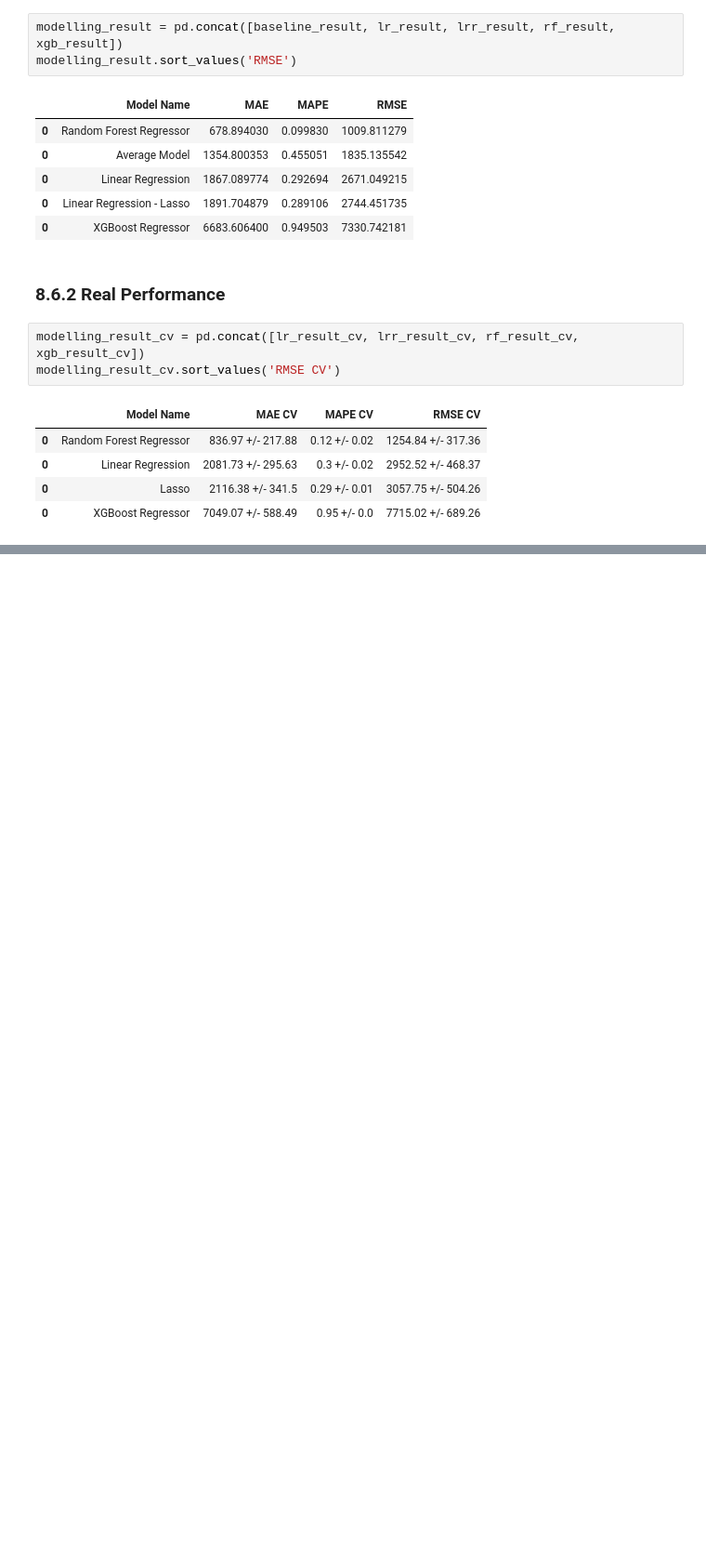
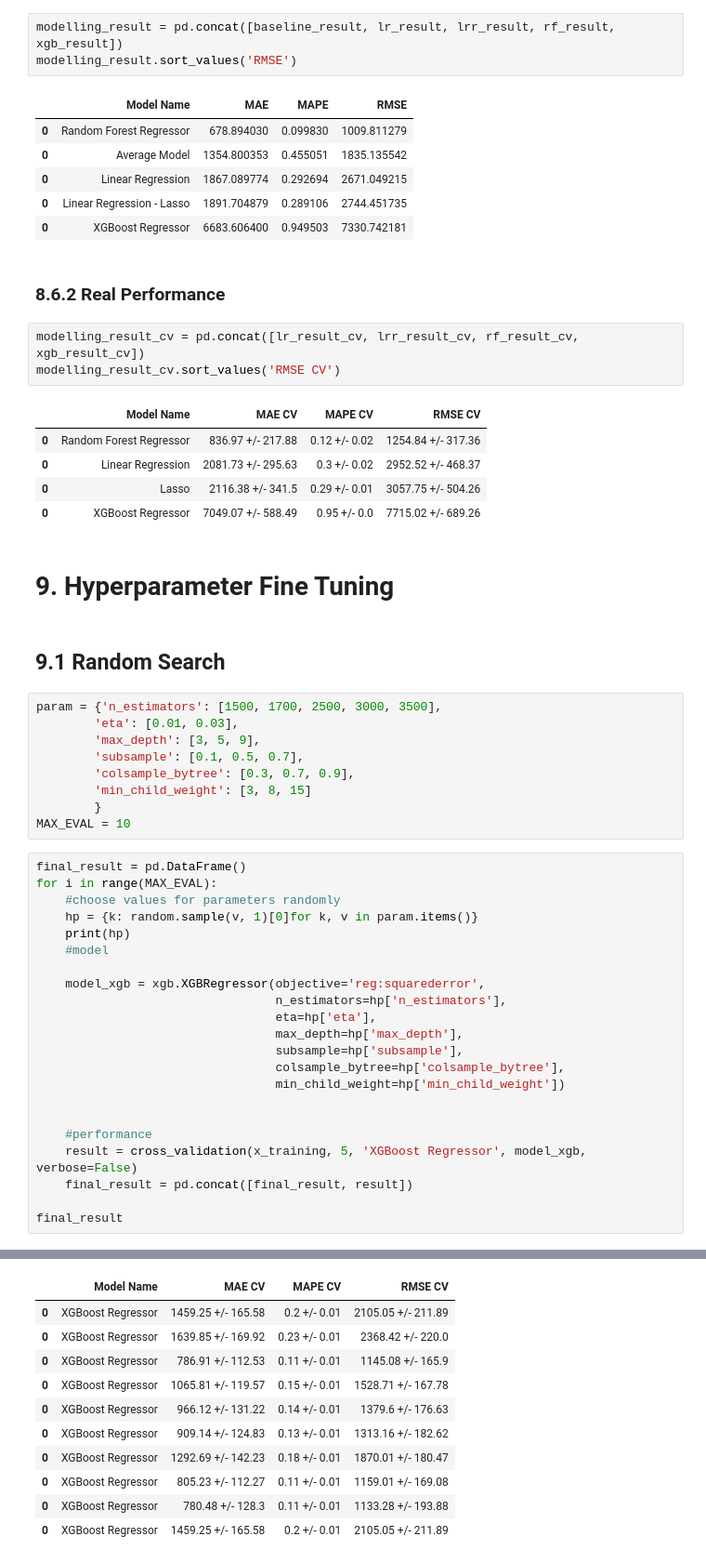
Before and after one commit to afsvieira/rossmann-store-sales, a Jupyter notebook: store_sales_prediction.ipynb, the cells around one changed output, grey strips where cells are left out. Shown at 93% size. Cells and saved outputs as stored; diff of their text form; blank space fills up the shorter version.

```diff
--- a/store_sales_prediction.ipynb
+++ b/store_sales_prediction.ipynb
@@ -1286,3 +1287,39 @@ modelling_result_cv.sort_values('RMSE CV')
 | 0 | Linear Regression | 2081.73 +/- 295.63 | 0.3 +/- 0.02 | 2952.52 +/- 468.37 |
 | 0 | Lasso | 2116.38 +/- 341.5 | 0.29 +/- 0.01 | 3057.75 +/- 504.26 |
 | 0 | XGBoost Regressor | 7049.07 +/- 588.49 | 0.95 +/- 0.0 | 7715.02 +/- 689.26 |
+# %% [markdown]
+# 9. Hyperparameter Fine Tuning
+# %% [markdown]
+## 9.1 Random Search
+# %%
+param = {'n_estimators': [1500, 1700, 2500, 3000, 3500],
+        'eta': [0.01, 0.03],
+        'max_depth': [3, 5, 9],
+        'subsample': [0.1, 0.5, 0.7],
+        'colsample_bytree': [0.3, 0.7, 0.9],
+        'min_child_weight': [3, 8, 15]
+        }
+MAX_EVAL = 10
+# %%
+final_result = pd.DataFrame()
+for i in range(MAX_EVAL):
+    #choose values for parameters randomly
+    hp = {k: random.sample(v, 1)[0]for k, v in param.items()}
+    print(hp)
+    #model
+
+    model_xgb = xgb.XGBRegressor(objective='reg:squarederror',
+                                 n_estimators=hp['n_estimators'],
+                                 eta=hp['eta'],
+                                 max_depth=hp['max_depth'],
+                                 subsample=hp['subsample'],
+                                 colsample_bytree=hp['colsample_bytree'],
+                                 min_child_weight=hp['min_child_weight'])
+
+
+    #performance
+    result = cross_validation(x_training, 5, 'XGBoost Regressor', model_xgb, verbose=False)
+    final_result = pd.concat([final_result, result])
+
+final_result
+# %% [output]
@@ -1288,0 +1336,11 @@ modelling_result_cv.sort_values('RMSE CV')
+|  | Model Name | MAE CV | MAPE CV | RMSE CV |
+| 0 | XGBoost Regressor | 1459.25 +/- 165.58 | 0.2 +/- 0.01 | 2105.05 +/- 211.89 |
+| 0 | XGBoost Regressor | 1639.85 +/- 169.92 | 0.23 +/- 0.01 | 2368.42 +/- 220.0 |
+| 0 | XGBoost Regressor | 786.91 +/- 112.53 | 0.11 +/- 0.01 | 1145.08 +/- 165.9 |
+| 0 | XGBoost Regressor | 1065.81 +/- 119.57 | 0.15 +/- 0.01 | 1528.71 +/- 167.78 |
+| 0 | XGBoost Regressor | 966.12 +/- 131.22 | 0.14 +/- 0.01 | 1379.6 +/- 176.63 |
+| 0 | XGBoost Regressor | 909.14 +/- 124.83 | 0.13 +/- 0.01 | 1313.16 +/- 182.62 |
+| 0 | XGBoost Regressor | 1292.69 +/- 142.23 | 0.18 +/- 0.01 | 1870.01 +/- 180.47 |
+| 0 | XGBoost Regressor | 805.23 +/- 112.27 | 0.11 +/- 0.01 | 1159.01 +/- 169.08 |
+| 0 | XGBoost Regressor | 780.48 +/- 128.3 | 0.11 +/- 0.01 | 1133.28 +/- 193.88 |
+| 0 | XGBoost Regressor | 1459.25 +/- 165.58 | 0.2 +/- 0.01 | 2105.05 +/- 211.89 |
```
Also changed, not shown: parts of 19 cells of this notebook.
